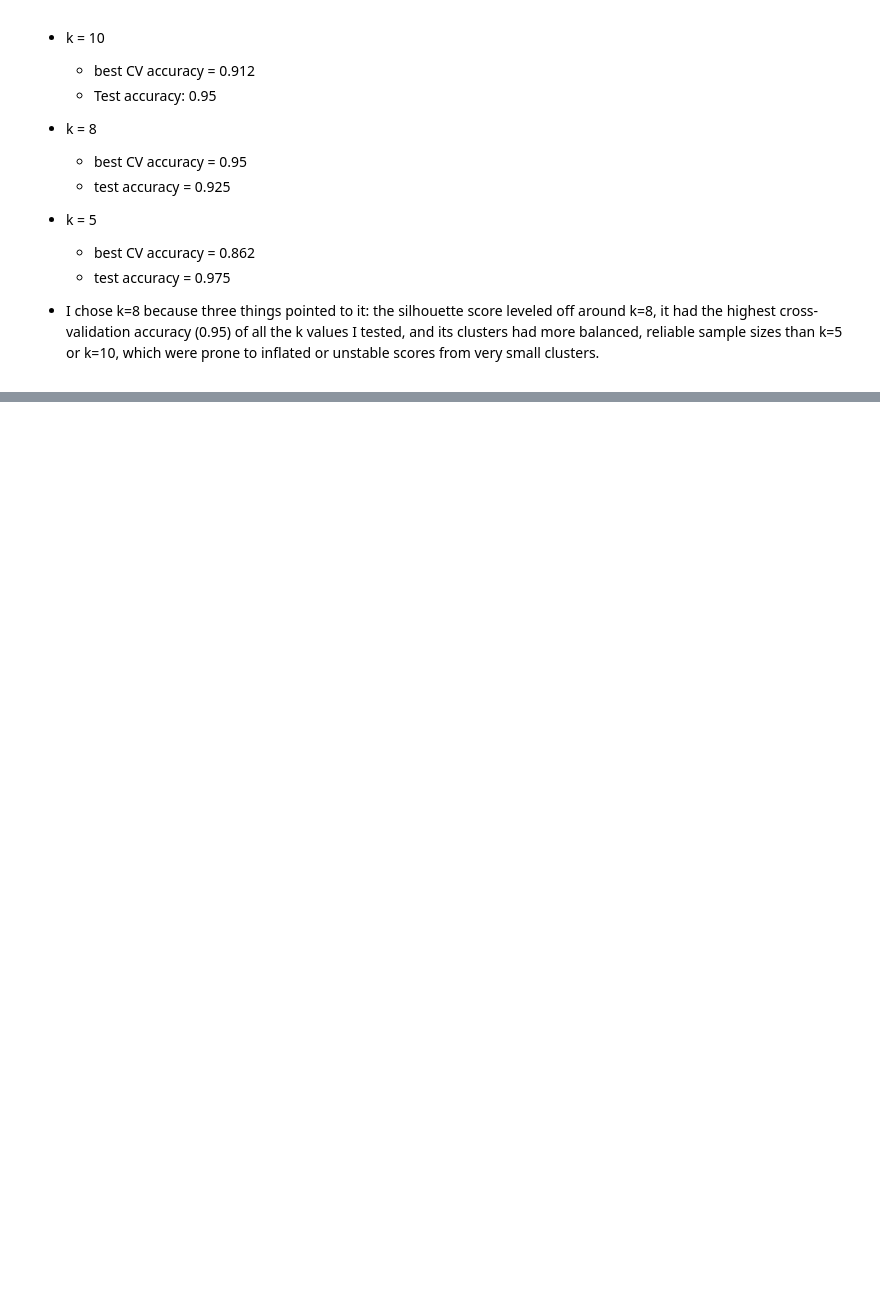
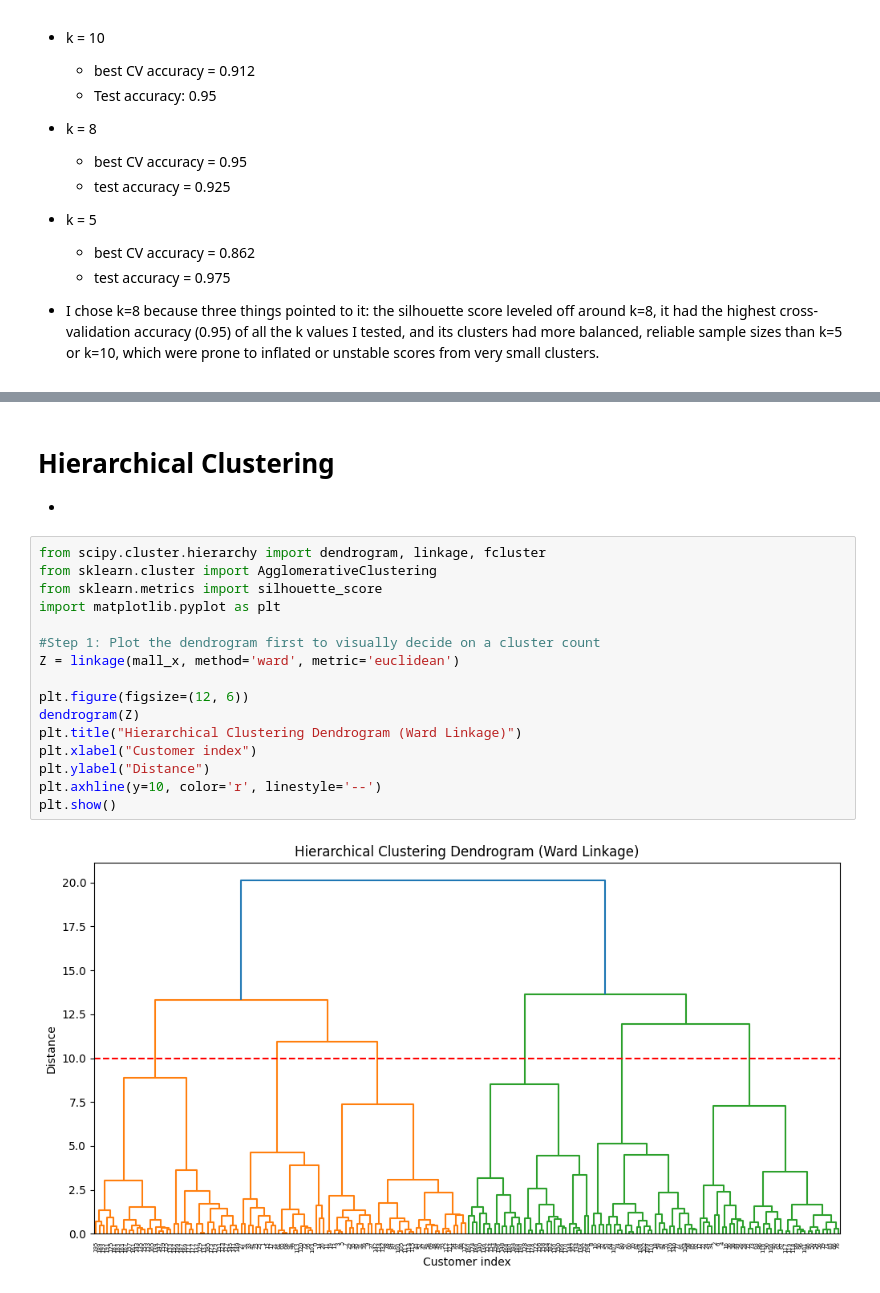
Before and after one commit to laibanadeem1/ML-Internship, a Jupyter notebook: KmeansClustering.ipynb, the cells around one changed output, grey strips where cells are left out. Saved outputs shown, nothing was run; the diff lists cells and outputs as text; blank space fills up the shorter version.

Commit message:
Hierarchical Clustering

```diff
--- a/KmeansClustering.ipynb
+++ b/KmeansClustering.ipynb
@@ -295,3 +345,24 @@ weighted avg       0.94      0.93      0.92        40
 ![image.png](attachment:image.png)
 # %% [markdown]
 ![output.png](attachment:output.png)
+# %% [markdown]
+# Hierarchical Clustering
+-
+# %%
+from scipy.cluster.hierarchy import dendrogram, linkage, fcluster
+from sklearn.cluster import AgglomerativeClustering
+from sklearn.metrics import silhouette_score
+import matplotlib.pyplot as plt
+
+#Step 1: Plot the dendrogram first to visually decide on a cluster count
+Z = linkage(mall_x, method='ward', metric='euclidean')
+
+plt.figure(figsize=(12, 6))
+dendrogram(Z)
+plt.title("Hierarchical Clustering Dendrogram (Ward Linkage)")
+plt.xlabel("Customer index")
+plt.ylabel("Distance")
+plt.axhline(y=10, color='r', linestyle='--')
+plt.show()
+# %% [output]
+[figure, added]
```
Also changed, not shown: parts of 8 cells of this notebook.
